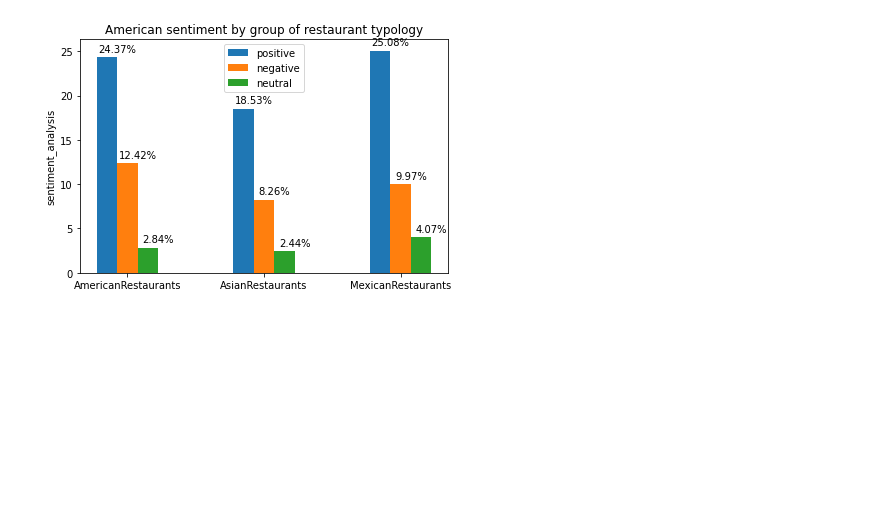
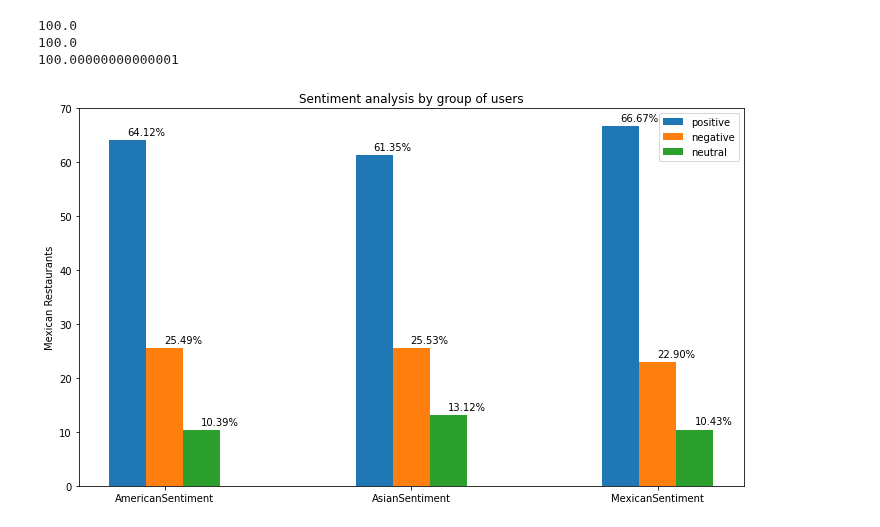
Before and after one commit to EleonoraBartolomucci/Fairness, a Jupyter notebook: Esperimenti/miky_primoEsperimento.ipynb, the cells around one changed output. Saved outputs shown, nothing was run; the diff lists cells and outputs as text; code cells hidden in the pictures; blank space fills up the shorter version.

```diff
--- a/Esperimenti/miky_primoEsperimento.ipynb
+++ b/Esperimenti/miky_primoEsperimento.ipynb
@@ -148,18 +195,24 @@ american_mexican_neutral = ((len(res[((res['typology'] == '%s' % restaurant_typo
 # %%
 # Costruisco il grafico
 
-labels = ['AmericanRestaurants', 'AsianRestaurants', 'MexicanRestaurants']
+labels = ['AmericanSentiment', 'AsianSentiment', 'MexicanSentiment']
 
-# GRAFICO PER ASIATICI
+# GRAFICO PER RISTORANTI ASIATICI
 
 # valori barre
-asianPositive = [asian_american_positive, asian_asian_positive, asian_mexican_positive]
-asianNegative = [asian_american_negative, asian_asian_negative, asian_mexican_negative]
-asianNeutral = [asian_american_neutral, asian_asian_neutral, asian_mexican_neutral]
+asianPositive = [american_asian_positive, asian_asian_positive, mexican_asian_positive]
+asianNegative = [american_asian_negative, asian_asian_negative, mexican_asian_negative]
+asianNeutral = [american_asian_neutral, asian_asian_neutral, mexican_asian_neutral]
+
+print(american_asian_positive + american_asian_negative + american_asian_neutral)
+print(asian_asian_positive + asian_asian_negative + asian_asian_neutral)
+print(mexican_asian_positive + mexican_asian_negative + mexican_asian_neutral)
 
 
 x = np.arange(len(labels))  # the label locations
 width = 0.15  # the width of the bars
+
+matplotlib.rcParams['figure.figsize'] = (10.0, 6.0)
 
 fig, ax = plt.subplots()
 rects1 = ax.bar(x - width, asianPositive, width, label='positive')
@@ -167,8 +220,8 @@ rects2 = ax.bar(x, asianNegative, width, label='negative')
 rects3 = ax.bar(x + width, asianNeutral, width, label='neutral')
 
 # Add some text for labels, title and custom x-axis tick labels, etc.
-ax.set_ylabel('sentiment_analysis')
-ax.set_title('Asian sentiment by group of restaurant typology')
+ax.set_ylabel('Asian Restaurants')
+ax.set_title('Sentiment analysis by group of users')
 ax.set_xticks(x)
 ax.set_xticklabels(labels)
 ax.legend()
@@ -195,45 +251,54 @@ plt.show()
 # %%
 # Costruisco il grafico
 
-labels = ['AmericanRestaurants', 'AsianRestaurants', 'MexicanRestaurants']
+labels = ['AmericanSentiment', 'AsianSentiment', 'MexicanSentiment']
 
-# GRAFICO PER AMERICANI
+# GRAFICO PER RISTORANTI MESSICANI
 
-americanPositive = [american_american_positive, american_asian_positive, american_mexican_positive]
-americanNegative = [american_american_negative, american_asian_negative, american_mexican_negative]
-americanNeutral = [american_american_neutral, american_asian_neutral, american_mexican_neutral]
+mexicanPositive = [american_mexican_positive, asian_mexican_positive, mexican_mexican_positive]
+mexicanNegative = [american_mexican_negative, asian_mexican_negative, mexican_mexican_negative]
+mexicanNeutral = [american_mexican_neutral, asian_mexican_neutral, mexican_mexican_neutral]
+
+print(american_mexican_positive + american_mexican_negative + american_mexican_neutral)
+print(asian_mexican_positive + asian_mexican_negative + asian_mexican_neutral)
+print(mexican_mexican_positive + mexican_mexican_negative + mexican_mexican_neutral)
 
 x = np.arange(len(labels))  # the label locations
 width = 0.15  # the width of the bars
 
+matplotlib.rcParams['figure.figsize'] = (10.0, 6.0)
+
 fig, ax = plt.subplots()
-rects1 = ax.bar(x - width, americanPositive, width, label='positive')
-rects2 = ax.bar(x, americanNegative, width, label='negative')
-rects3 = ax.bar(x + width, americanNeutral, width, label='neutral')
+rects1 = ax.bar(x - width, mexicanPositive, width, label='positive')
+rects2 = ax.bar(x, mexicanNegative, width, label='negative')
+rects3 = ax.bar(x + width, mexicanNeutral, width, label='neutral')
 
 # Add some text for labels, title and custom x-axis tick labels, etc.
-ax.set_ylabel('sentiment_analysis')
-ax.set_title('American sentiment by group of restaurant typology')
+ax.set_ylabel('Mexican Restaurants')
+ax.set_title('Sentiment analysis by group of users')
 ax.set_xticks(x)
 ax.set_xticklabels(labels)
 ax.legend()
 
 def autolabel(rects):
     """Attach a text label above each bar in *rects*, displaying its height."""
     for rect in rects:
         height = rect.get_height()
         ax.annotate('{:.2%}'.format(height/100),
                     xy=(rect.get_x() + rect.get_width(), height),
                     xytext=(0, 3),  # 3 points vertical offset
                     textcoords="offset points",
                     ha='center', va='bottom')
 
 autolabel(rects1)
 autolabel(rects2)
 autolabel(rects3)
 
 fig.tight_layout()
 
 plt.show()
 # %% [output]
+100.0
+100.0
+100.00000000000001
-[figure, old version]
+[figure, new version]
```
Also changed, not shown: parts of 5 cells of this notebook.
